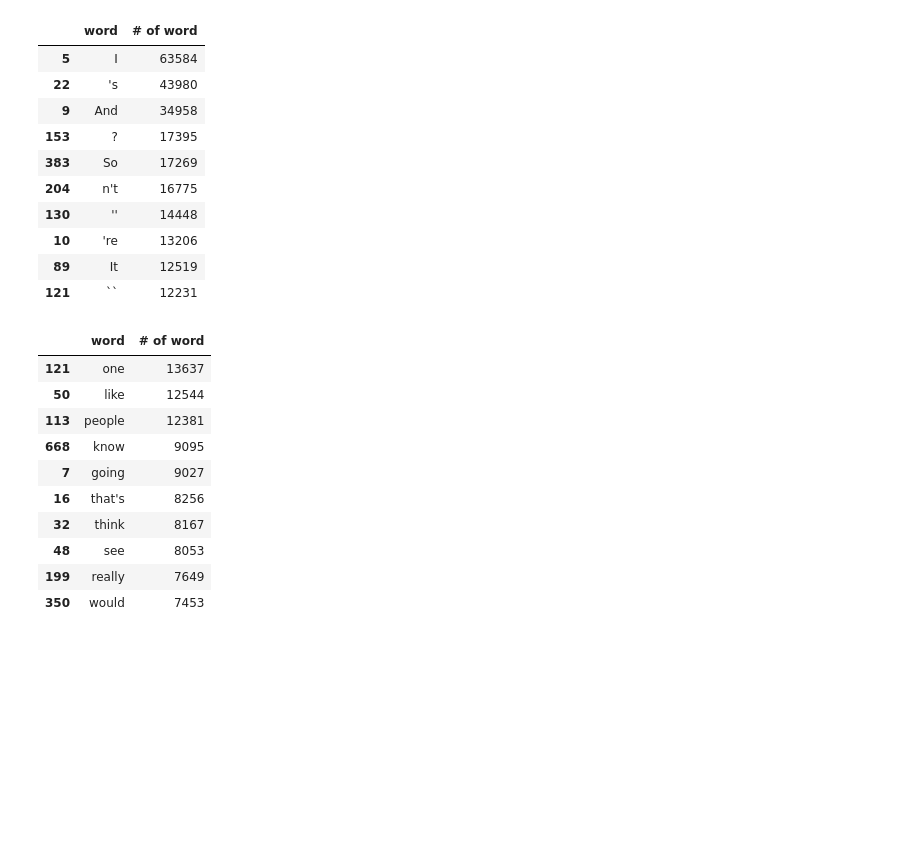
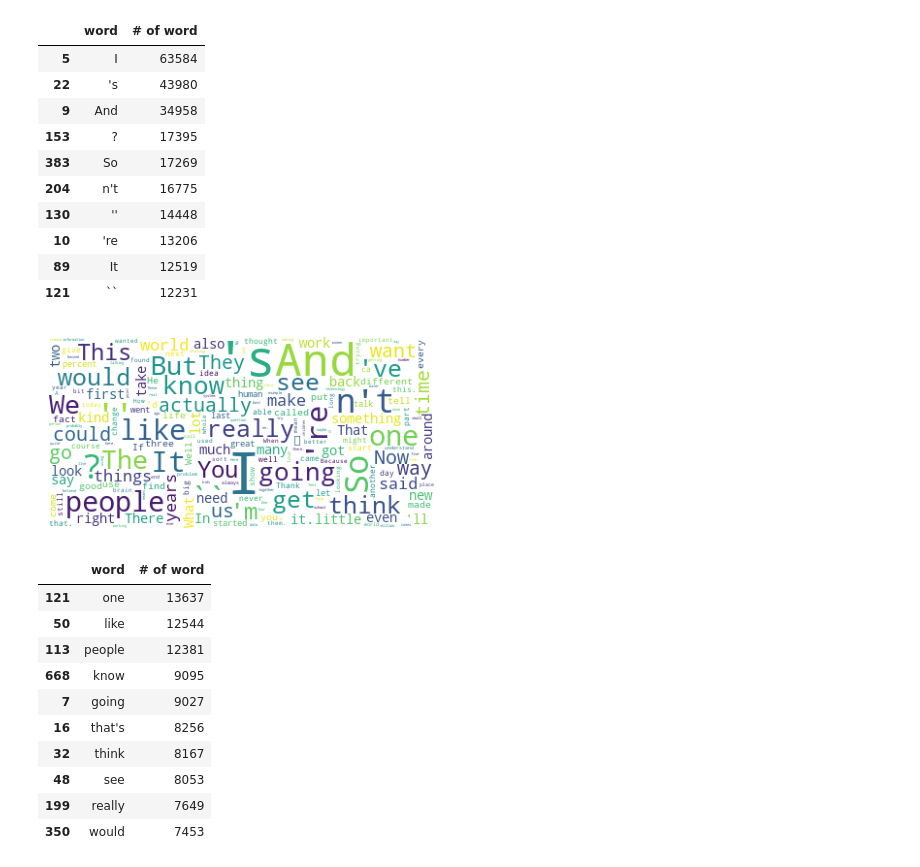
Before and after one commit to Chanwhistle/Transformer_Reimplementation, a Jupyter notebook: Data exploration.ipynb, the cells around one changed output. Drawn from its saved outputs; the diff is of its cells as text; code cells hidden in the pictures; blank space fills up the shorter version.

```diff
--- a/Data exploration.ipynb
+++ b/Data exploration.ipynb
@@ -171,6 +166,19 @@ df_clean_words_en.sort_values(by=['# of word'], ascending=False).head(10)
 | 10 | 're | 13206 |
 | 89 | It | 12519 |
 | 121 | `` | 12231 |
+# %%
+counts_en_1 = Counter(clean_words_en)
+tags_en_1 = counts_en_1.most_common(1000)
+
+wc_en_1 = WordCloud(background_color="white", max_font_size=60)
+cloud_en_1 = wc_en_1.generate_from_frequencies(dict(tags_en_1))
+# %%
+plt.figure(figsize=(5, 4))
+plt.axis('off')
+plt.imshow(cloud_en_1)
+plt.show()
+# %% [output]
+[figure, added]
 # %%
 # dataframe of english top-10 word frequency by t2w
 df_t2w_tokenized_en = pd.DataFrame(list(count_elements(clean_words_en_2).items()),
```
Also changed, not shown: parts of 18 cells of this notebook, 2 other files.
